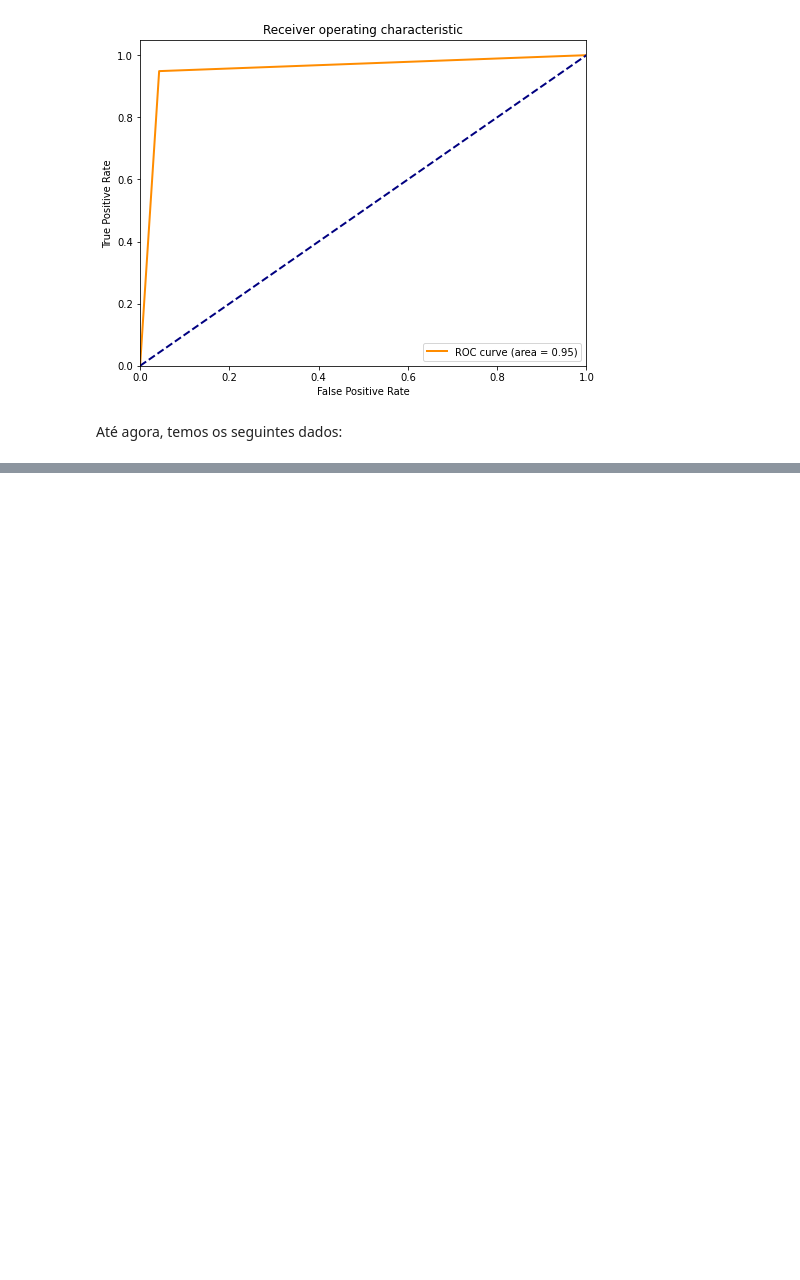
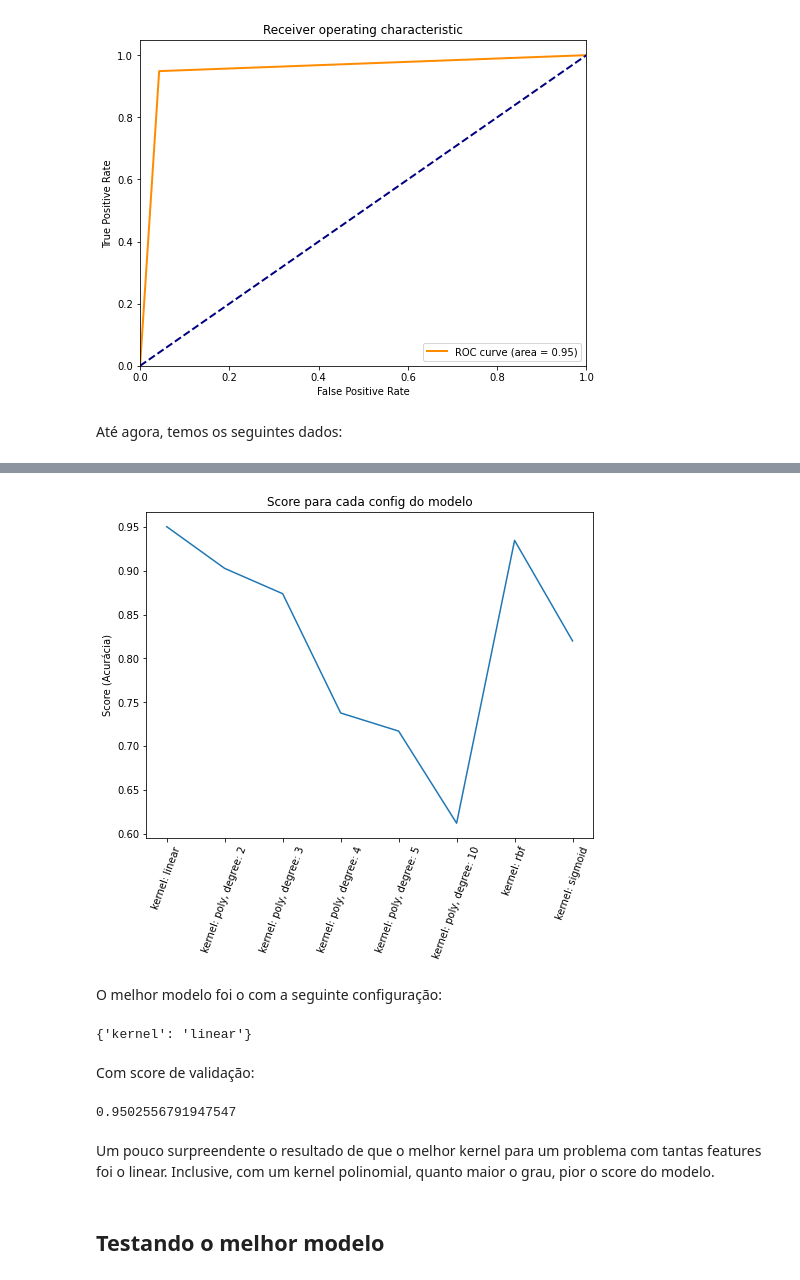
Before and after one commit to Pendulun/ExoplanetsClassifier, a Jupyter notebook: exoplanetsclassifiers.ipynb, the cells around one changed output, grey strips where cells are left out. Saved outputs shown, nothing was run; the diff lists cells and outputs as text; code cells hidden in the pictures; blank space fills up the shorter version.

```diff
--- a/exoplanetsclassifiers.ipynb
+++ b/exoplanetsclassifiers.ipynb
@@ -254,0 +259,10 @@ scoresDf
+# %%
+from sklearn.svm import SVC
+
+model_name = 'svc'
+grid_params = [
+    {'kernel':['linear']},
+    {'kernel':['poly'], 'degree':[2, 3, 4, 5, 10]},
+    {'kernel':['rbf']},
+    {'kernel':['sigmoid']}
+]
@@ -254,0 +271,5 @@ scoresDf
+# %%
+%%time
+svc = SVC()
+clf = GridSearchCV(svc, grid_params, scoring = 'accuracy', n_jobs=-1, cv=5)
+clf.fit(X_train, y_train)
@@ -254,0 +284,32 @@ scoresDf
+# %%
+x_labels = []
+for config in clf.cv_results_['params']:
+    label = 'kernel: '+ config['kernel']
+    if config['kernel'] == 'poly':
+        label += ", degree: "+str(config['degree'])
+    x_labels.append(label)
+
+plt.figure(figsize=(8,6))
+plt.title("Score para cada config do modelo")
+plt.plot(x_labels, clf.cv_results_['mean_test_score'])
+plt.xticks(rotation = 70)
+plt.ylabel("Score (Acurácia)")
+plt.show()
+# %% [output]
+[figure, added]
+# %% [markdown]
+O melhor modelo foi o com a seguinte configuração:
+# %%
+clf.best_params_
+# %% [output]
+{'kernel': 'linear'}
+# %% [markdown]
+Com score de validação:
+# %%
+clf.best_score_
+# %% [output]
+0.9502556791947547
+# %% [markdown]
+Um pouco surpreendente o resultado de que o melhor kernel para um problema com tantas features foi o linear. Inclusive, com um kernel polinomial, quanto maior o grau, pior o score do modelo.
+# %% [markdown]
+## Testando o melhor modelo
```
Also changed, not shown: parts of 15 cells of this notebook.
